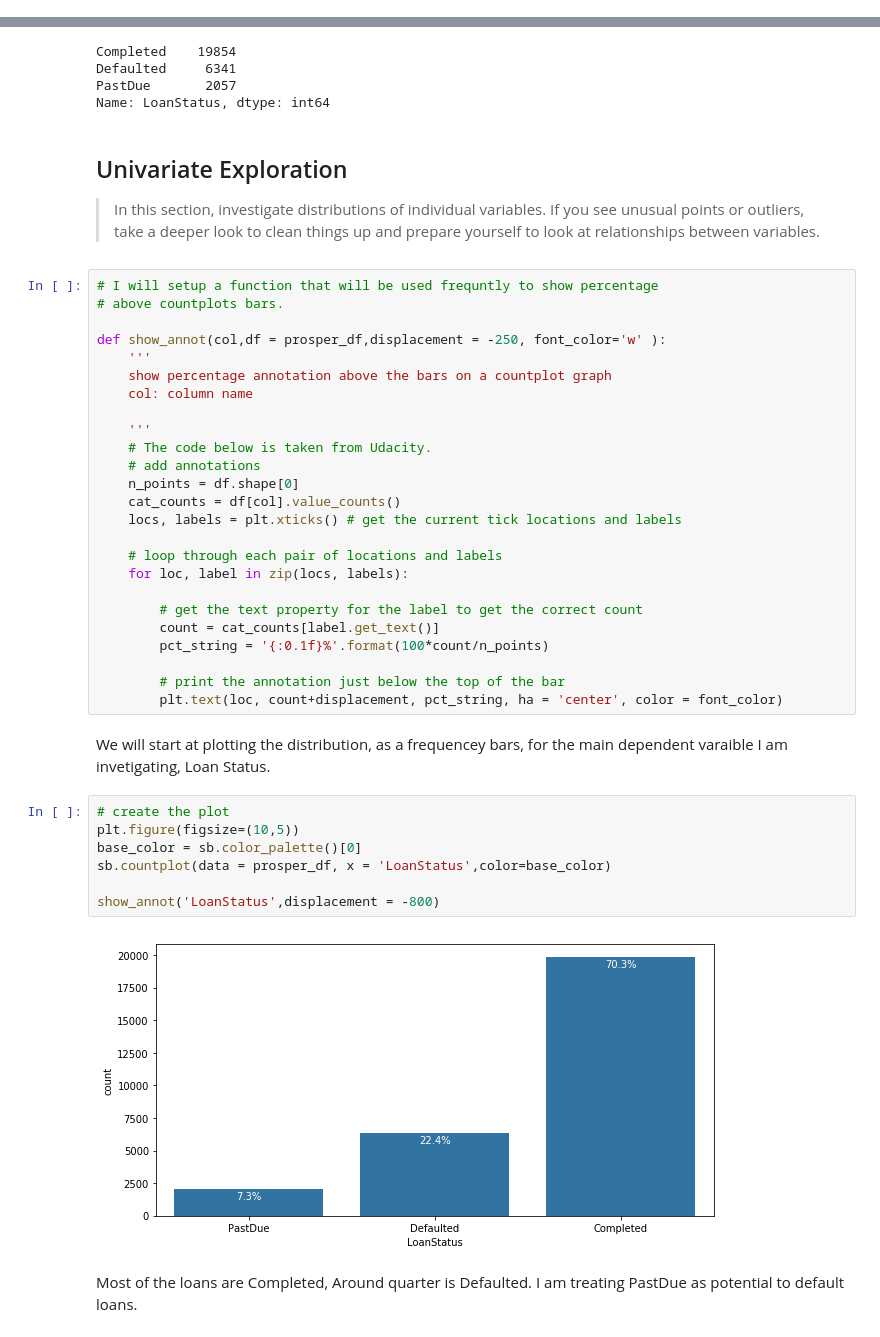
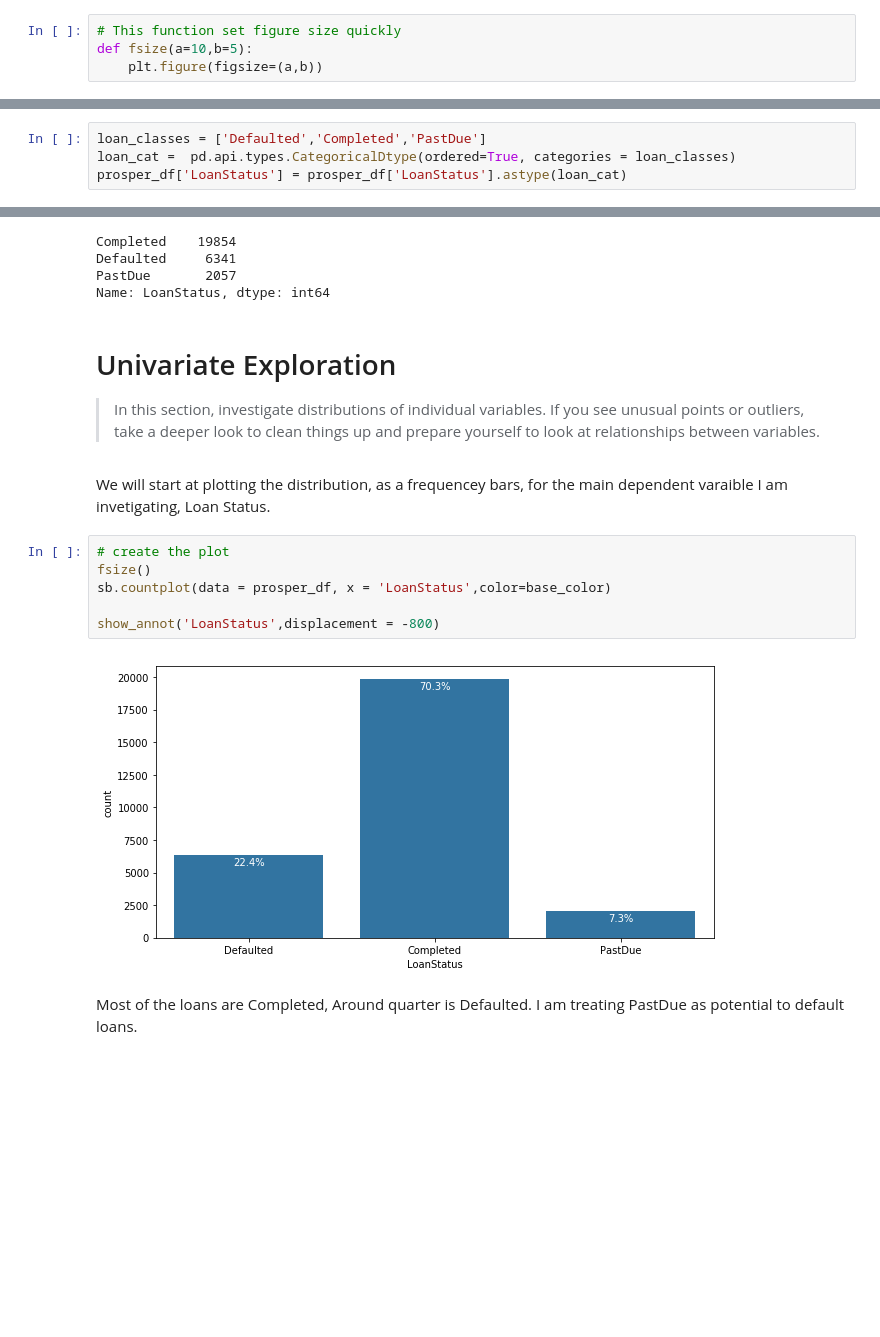
Before and after one commit to yaman-jaghbeer/Communicate-Data-Finding, a Jupyter notebook: exploration.ipynb, the cells around one changed output, grey strips where cells are left out. Saved outputs shown, nothing was run; the diff lists cells and outputs as text; blank space fills up the shorter version.

```diff
--- a/exploration.ipynb
+++ b/exploration.ipynb
@@ -17,0 +37,4 @@ import seaborn as sb
+# %%
+# This function set figure size quickly
+def fsize(a=10,b=5):
+    plt.figure(figsize=(a,b))
@@ -238,6 +255,10 @@ prosper_df.replace(['Past Due (1-15 days)','Past Due (16-30 days)','Past Due (31
 prosper_df.replace(['Chargedoff'],'Defaulted',inplace=True)
 # %%
 prosper_df.replace(['FinalPaymentInProgress'],'Completed',inplace=True)
+# %%
+loan_classes = ['Defaulted','Completed','PastDue']
+loan_cat =  pd.api.types.CategoricalDtype(ordered=True, categories = loan_classes)
+prosper_df['LoanStatus'] = prosper_df['LoanStatus'].astype(loan_cat)
 # %%
 prosper_df.LoanStatus.value_counts()
 # %% [output]
@@ -246,47 +267,21 @@ Defaulted     6341
 PastDue       2057
 Name: LoanStatus, dtype: int64
 # %% [markdown]
-## Univariate Exploration
+# Univariate Exploration
 
 > In this section, investigate distributions of individual variables. If
 you see unusual points or outliers, take a deeper look to clean things up
 and prepare yourself to look at relationships between variables.
-# %%
-# I will setup a function that will be used frequntly to show percentage
-# above countplots bars.
-
-def show_annot(col,df = prosper_df,displacement = -250, font_color='w' ):
-    '''
-    show percentage annotation above the bars on a countplot graph
-    col: column name
-
-    '''
-    # The code below is taken from Udacity.
-    # add annotations
-    n_points = df.shape[0]
-    cat_counts = df[col].value_counts()
-    locs, labels = plt.xticks() # get the current tick locations and labels
-
-    # loop through each pair of locations and labels
-    for loc, label in zip(locs, labels):
-
-        # get the text property for the label to get the correct count
-        count = cat_counts[label.get_text()]
-        pct_string = '{:0.1f}%'.format(100*count/n_points)
-
-        # print the annotation just below the top of the bar
-        plt.text(loc, count+displacement, pct_string, ha = 'center', color = font_color)
 # %% [markdown]
 We will start at plotting the distribution, as a frequencey bars, for the main dependent varaible I am invetigating, Loan Status.
 # %%
 # create the plot
-plt.figure(figsize=(10,5))
-base_color = sb.color_palette()[0]
+fsize()
 sb.countplot(data = prosper_df, x = 'LoanStatus',color=base_color)
 
 show_annot('LoanStatus',displacement = -800)
 # %% [output]
-[figure, old version]
+[figure, new version]
 # %% [markdown]
 Most of the loans are Completed,
 Around quarter is Defaulted.
```
Also changed, not shown: parts of 35 cells of this notebook.
